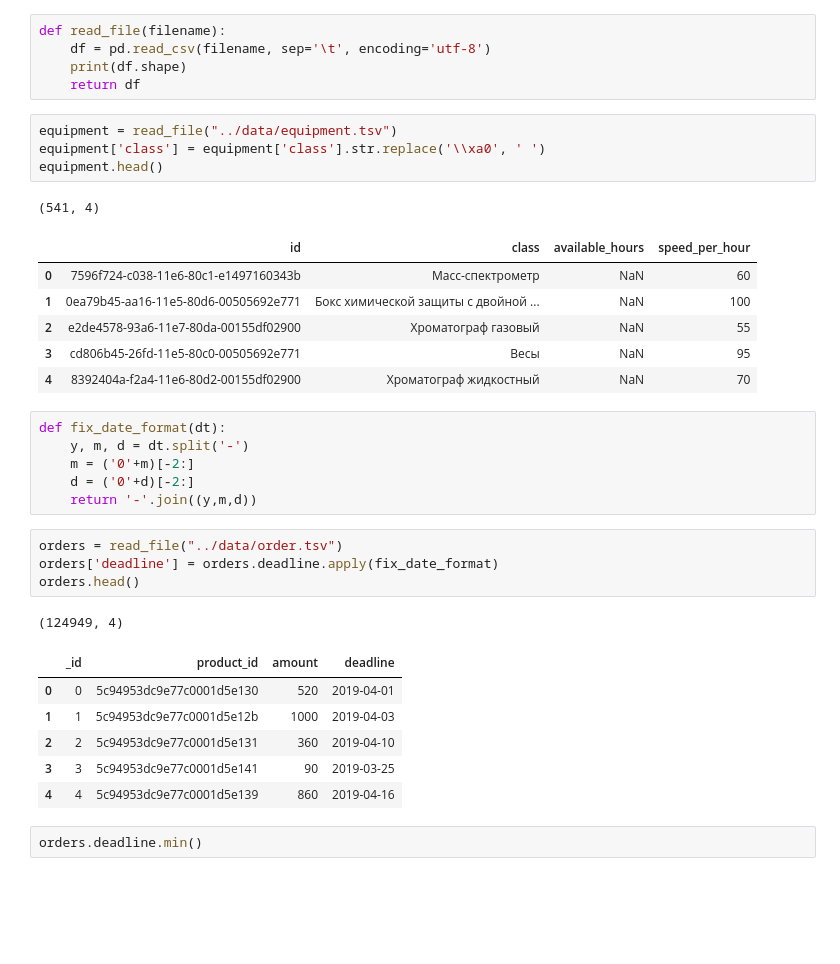
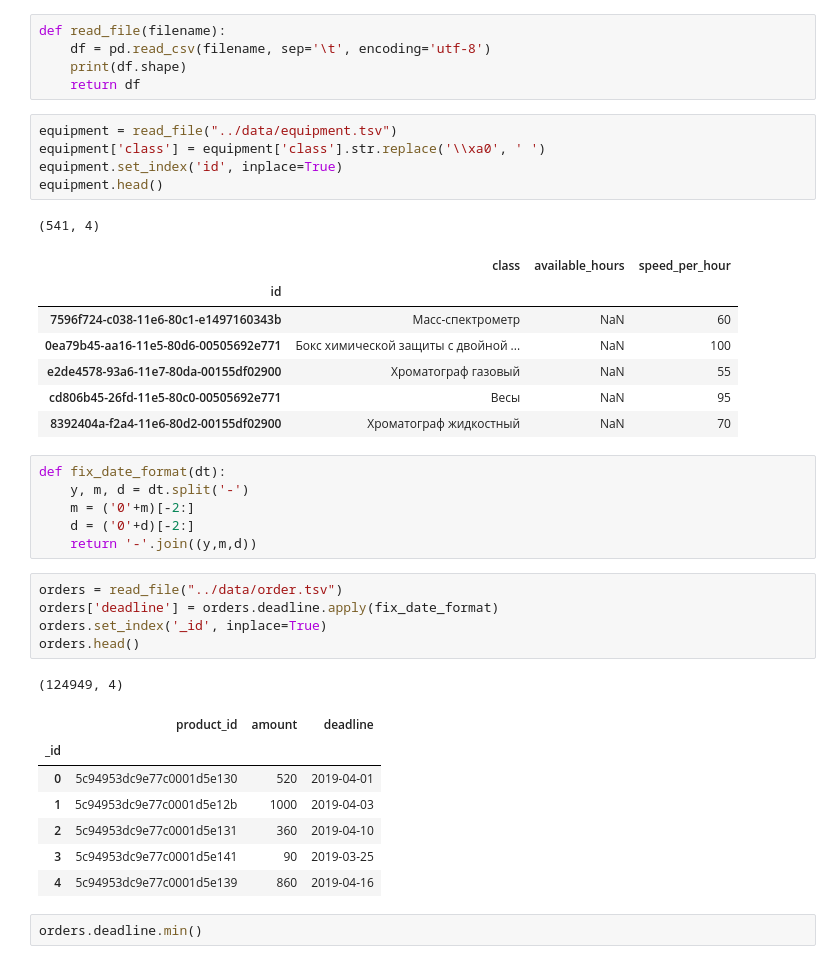
Before and after one commit to azolotukhin/biocad, a Jupyter notebook: analyse/vukw.ipynb, the cells around one changed output. Saved outputs shown, nothing was run; the diff lists cells and outputs as text; blank space fills up the shorter version.

```diff
--- a/analyse/vukw.ipynb
+++ b/analyse/vukw.ipynb
@@ -31,15 +31,17 @@ def read_file(filename):
 # %%
 equipment = read_file("../data/equipment.tsv")
 equipment['class'] = equipment['class'].str.replace('\\xa0', ' ')
+equipment.set_index('id', inplace=True)
 equipment.head()
 # %% [output]
 (541, 4)
-|  | id | class | available_hours | speed_per_hour |
-| 0 | 7596f724-c038-11e6-80c1-e1497160343b | Масс-спектрометр | NaN | 60 |
-| 1 | 0ea79b45-aa16-11e5-80d6-00505692e771 | Бокс химической защиты с двойной ... | NaN | 100 |
-| 2 | e2de4578-93a6-11e7-80da-00155df02900 | Хроматограф газовый | NaN | 55 |
-| 3 | cd806b45-26fd-11e5-80c0-00505692e771 | Весы | NaN | 95 |
-| 4 | 8392404a-f2a4-11e6-80d2-00155df02900 | Хроматограф жидкостный | NaN | 70 |
+|  | class | available_hours | speed_per_hour |
+| id |  |  |  |
+| 7596f724-c038-11e6-80c1-e1497160343b | Масс-спектрометр | NaN | 60 |
+| 0ea79b45-aa16-11e5-80d6-00505692e771 | Бокс химической защиты с двойной ... | NaN | 100 |
+| e2de4578-93a6-11e7-80da-00155df02900 | Хроматограф газовый | NaN | 55 |
+| cd806b45-26fd-11e5-80c0-00505692e771 | Весы | NaN | 95 |
+| 8392404a-f2a4-11e6-80d2-00155df02900 | Хроматограф жидкостный | NaN | 70 |
 # %%
 def fix_date_format(dt):
     y, m, d = dt.split('-')
@@ -49,15 +51,17 @@ def fix_date_format(dt):
 # %%
 orders = read_file("../data/order.tsv")
 orders['deadline'] = orders.deadline.apply(fix_date_format)
+orders.set_index('_id', inplace=True)
 orders.head()
 # %% [output]
 (124949, 4)
-|  | _id | product_id | amount | deadline |
-| 0 | 0 | 5c94953dc9e77c0001d5e130 | 520 | 2019-04-01 |
-| 1 | 1 | 5c94953dc9e77c0001d5e12b | 1000 | 2019-04-03 |
-| 2 | 2 | 5c94953dc9e77c0001d5e131 | 360 | 2019-04-10 |
-| 3 | 3 | 5c94953dc9e77c0001d5e141 | 90 | 2019-03-25 |
-| 4 | 4 | 5c94953dc9e77c0001d5e139 | 860 | 2019-04-16 |
+|  | product_id | amount | deadline |
+| _id |  |  |  |
+| 0 | 5c94953dc9e77c0001d5e130 | 520 | 2019-04-01 |
+| 1 | 5c94953dc9e77c0001d5e12b | 1000 | 2019-04-03 |
+| 2 | 5c94953dc9e77c0001d5e131 | 360 | 2019-04-10 |
+| 3 | 5c94953dc9e77c0001d5e141 | 90 | 2019-03-25 |
+| 4 | 5c94953dc9e77c0001d5e139 | 860 | 2019-04-16 |
 # %%
 orders.deadline.min()
 # %% [output]
```
Also changed, not shown: parts of 9 cells of this notebook.
